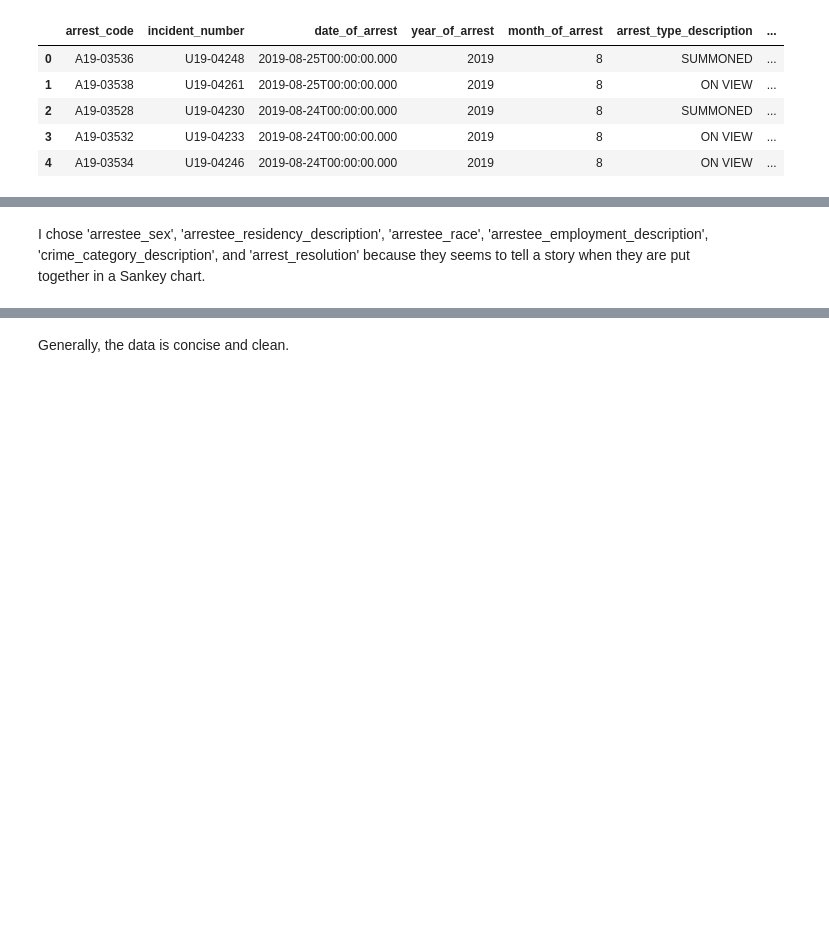
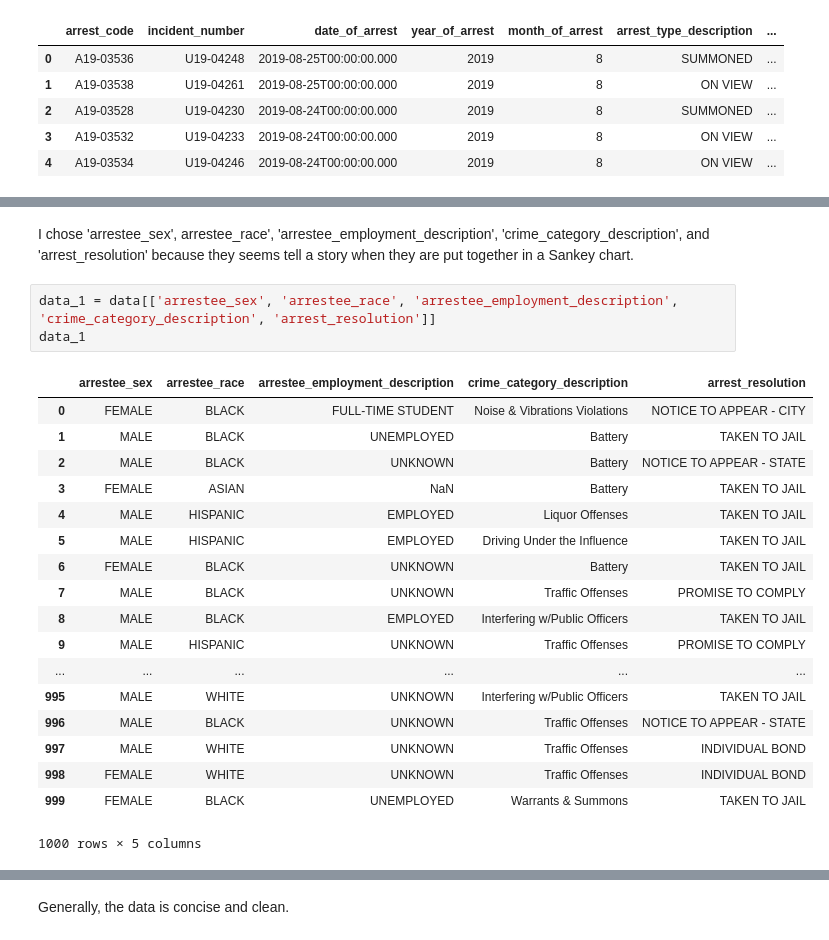
Before and after one commit to mingir2/Urbana-Police-Arrests-Since-1988, a Jupyter notebook: Urbana_Police_Arrests_Since_1988.ipynb, the cells around one changed output, grey strips where cells are left out. Drawn from its saved outputs; the diff is of its cells as text; blank space fills up the shorter version.

```diff
--- a/Urbana_Police_Arrests_Since_1988.ipynb
+++ b/Urbana_Police_Arrests_Since_1988.ipynb
@@ -39,2 +39,24 @@ Name: arrest_resolution, Length: 356, dtype: int64
 # %% [markdown]
-I chose 'arrestee_sex', 'arrestee_residency_description', 'arrestee_race', 'arrestee_employment_description', 'crime_category_description', and 'arrest_resolution' because they seems to tell a story when they are put together in a Sankey chart.
+I chose 'arrestee_sex', arrestee_race', 'arrestee_employment_description', 'crime_category_description', and 'arrest_resolution' because they seems tell a story when they are put together in a Sankey chart.
+# %%
+data_1 = data[['arrestee_sex', 'arrestee_race', 'arrestee_employment_description', 'crime_category_description', 'arrest_resolution']]
+data_1
+# %% [output]
+|  | arrestee_sex | arrestee_race | arrestee_employment_description | crime_category_description | arrest_resolution |
+| 0 | FEMALE | BLACK | FULL-TIME STUDENT | Noise & Vibrations Violations | NOTICE TO APPEAR - CITY |
+| 1 | MALE | BLACK | UNEMPLOYED | Battery | TAKEN TO JAIL |
+| 2 | MALE | BLACK | UNKNOWN | Battery | NOTICE TO APPEAR - STATE |
+| 3 | FEMALE | ASIAN | NaN | Battery | TAKEN TO JAIL |
+| 4 | MALE | HISPANIC | EMPLOYED | Liquor Offenses | TAKEN TO JAIL |
+| 5 | MALE | HISPANIC | EMPLOYED | Driving Under the Influence | TAKEN TO JAIL |
+| 6 | FEMALE | BLACK | UNKNOWN | Battery | TAKEN TO JAIL |
+| 7 | MALE | BLACK | UNKNOWN | Traffic Offenses | PROMISE TO COMPLY |
+| 8 | MALE | BLACK | EMPLOYED | Interfering w/Public Officers | TAKEN TO JAIL |
+| 9 | MALE | HISPANIC | UNKNOWN | Traffic Offenses | PROMISE TO COMPLY |
+| ... | ... | ... | ... | ... | ... |
+| 995 | MALE | WHITE | UNKNOWN | Interfering w/Public Officers | TAKEN TO JAIL |
+| 996 | MALE | BLACK | UNKNOWN | Traffic Offenses | NOTICE TO APPEAR - STATE |
+| 997 | MALE | WHITE | UNKNOWN | Traffic Offenses | INDIVIDUAL BOND |
+| 998 | FEMALE | WHITE | UNKNOWN | Traffic Offenses | INDIVIDUAL BOND |
+| 999 | FEMALE | BLACK | UNEMPLOYED | Warrants & Summons | TAKEN TO JAIL |
+1000 rows × 5 columns
```
Also changed, not shown: parts of 16 cells of this notebook.
